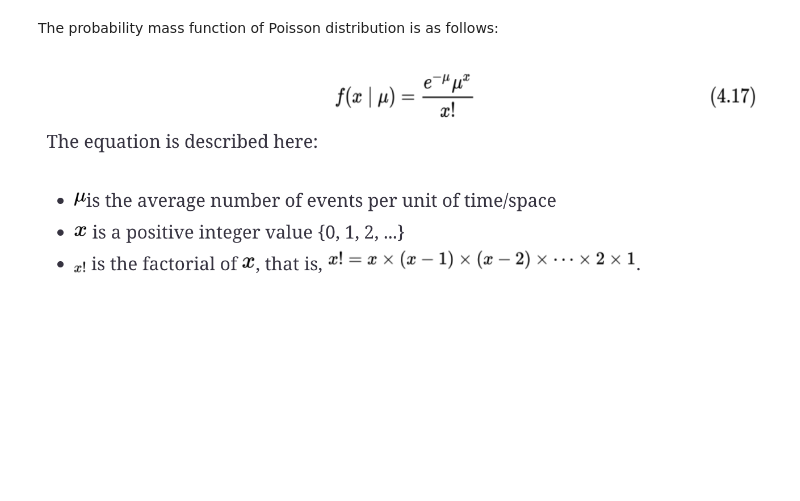
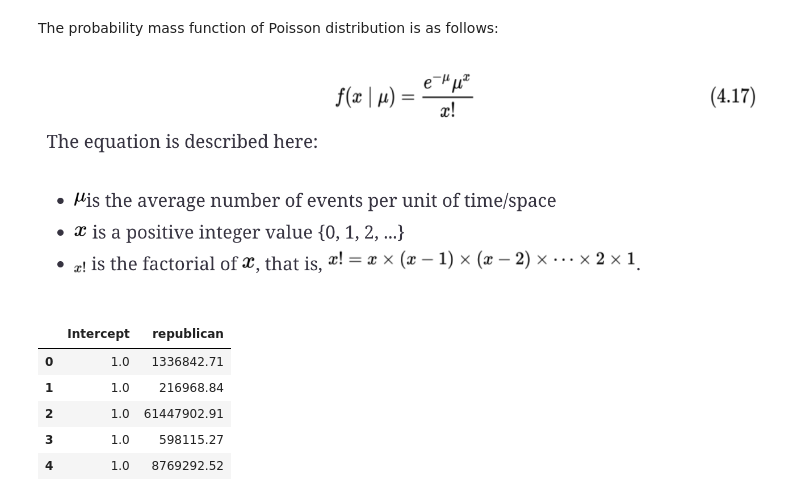
Before and after one commit to abogdan22/DS6040_Project, a Jupyter notebook: Modeling.ipynb, the cells around one changed output. Drawn from its saved outputs; the diff is of its cells as text; code cells hidden in the pictures; blank space fills up the shorter version.

Commit message:
Added to modeling notebook

```diff
--- a/Modeling.ipynb
+++ b/Modeling.ipynb
@@ -117,0 +120,18 @@ mdl = 'ninvolved ~ republican'
+# %%
+#create model (full formulae formulation)
+fml = 'total_involved ~ republican'
+# %%
+#create design matrices
+dm = design_matrices(fml, df, na_action = 'error')
+# %%
+mx_ex = dm.common.as_dataframe()
+mx_en = dm.response.as_dataframe()
+# %%
+mx_ex.head()
+# %% [output]
+|  | Intercept | republican |
+| 0 | 1.0 | 1336842.71 |
+| 1 | 1.0 | 216968.84 |
+| 2 | 1.0 | 61447902.91 |
+| 3 | 1.0 | 598115.27 |
+| 4 | 1.0 | 8769292.52 |
```
Also changed, not shown: parts of 6 cells of this notebook.
